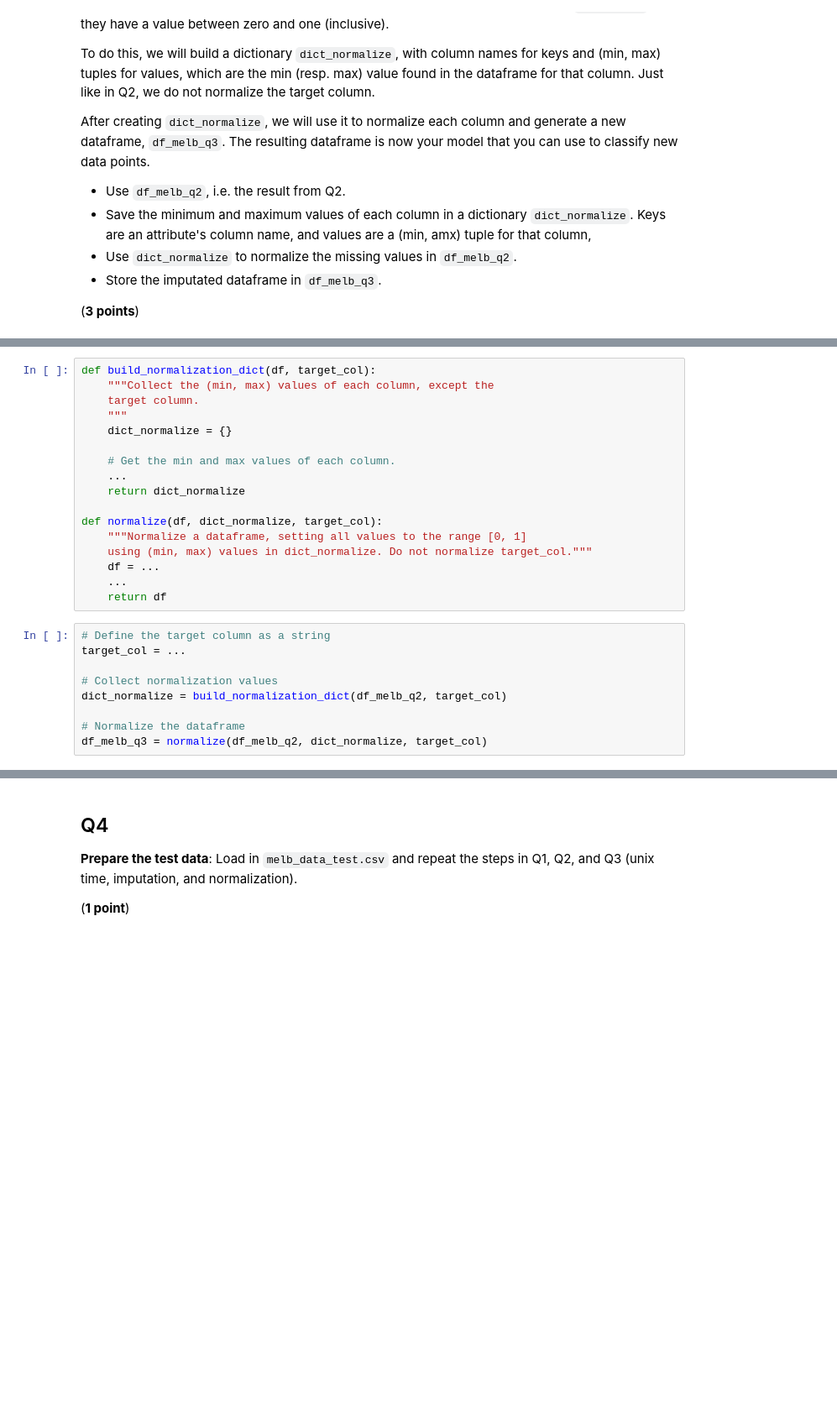
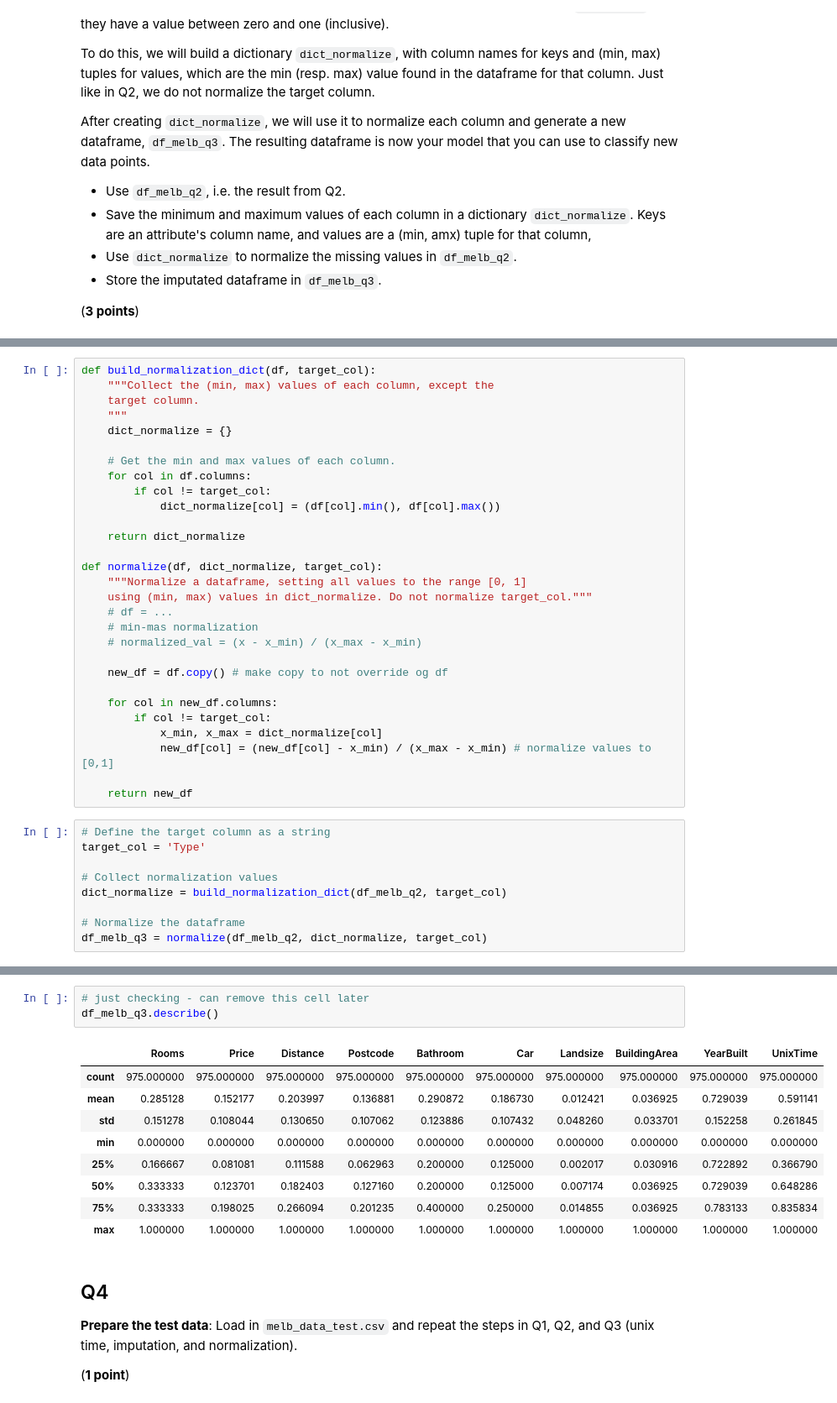
Before and after one commit to jack-mayberry/CS329E-Data-Analytics, a Jupyter notebook: Assignment 8/329e_HW08.ipynb, the cells around one changed output, grey strips where cells are left out. Shown at 84% size. Saved outputs shown, nothing was run; the diff lists cells and outputs as text; blank space fills up the shorter version.

Commit message:
all tasks 1-6, will clean up later

```diff
--- a/Assignment 8/329e_HW08.ipynb
+++ b/Assignment 8/329e_HW08.ipynb
@@ -174,18 +281,30 @@ def build_normalization_dict(df, target_col):
     dict_normalize = {}
 
     # Get the min and max values of each column.
-    ...
+    for col in df.columns:
+        if col != target_col:
+            dict_normalize[col] = (df[col].min(), df[col].max())
+
     return dict_normalize
 
 def normalize(df, dict_normalize, target_col):
     """Normalize a dataframe, setting all values to the range [0, 1]
     using (min, max) values in dict_normalize. Do not normalize target_col."""
-    df = ...
-    ...
-    return df
+    # df = ...
+    # min-mas normalization
+    # normalized_val = (x - x_min) / (x_max - x_min)
+
+    new_df = df.copy() # make copy to not override og df
+
+    for col in new_df.columns:
+        if col != target_col:
+            x_min, x_max = dict_normalize[col]
+            new_df[col] = (new_df[col] - x_min) / (x_max - x_min) # normalize values to [0,1]
+
+    return new_df
 # %%
 # Define the target column as a string
-target_col = ...
+target_col = 'Type'
 
 # Collect normalization values
 dict_normalize = build_normalization_dict(df_melb_q2, target_col)
@@ -201,3 +338,16 @@ df_melb_q3.head()
+# %%
+# just checking - can remove this cell later
+df_melb_q3.describe()
+# %% [output]
+|  | Rooms | Price | Distance | Postcode | Bathroom | Car | Landsize | BuildingArea | YearBuilt | UnixTime |
+| count | 975.000000 | 975.000000 | 975.000000 | 975.000000 | 975.000000 | 975.000000 | 975.000000 | 975.000000 | 975.000000 | 975.000000 |
+| mean | 0.285128 | 0.152177 | 0.203997 | 0.136881 | 0.290872 | 0.186730 | 0.012421 | 0.036925 | 0.729039 | 0.591141 |
+| std | 0.151278 | 0.108044 | 0.130650 | 0.107062 | 0.123886 | 0.107432 | 0.048260 | 0.033701 | 0.152258 | 0.261845 |
+| min | 0.000000 | 0.000000 | 0.000000 | 0.000000 | 0.000000 | 0.000000 | 0.000000 | 0.000000 | 0.000000 | 0.000000 |
+| 25% | 0.166667 | 0.081081 | 0.111588 | 0.062963 | 0.200000 | 0.125000 | 0.002017 | 0.030916 | 0.722892 | 0.366790 |
+| 50% | 0.333333 | 0.123701 | 0.182403 | 0.127160 | 0.200000 | 0.125000 | 0.007174 | 0.036925 | 0.729039 | 0.648286 |
+| 75% | 0.333333 | 0.198025 | 0.266094 | 0.201235 | 0.400000 | 0.250000 | 0.014855 | 0.036925 | 0.783133 | 0.835834 |
+| max | 1.000000 | 1.000000 | 1.000000 | 1.000000 | 1.000000 | 1.000000 | 1.000000 | 1.000000 | 1.000000 | 1.000000 |
 # %% [markdown]
 <!-- END QUESTION -->
 
```
Also changed, not shown: parts of 25 cells of this notebook.
